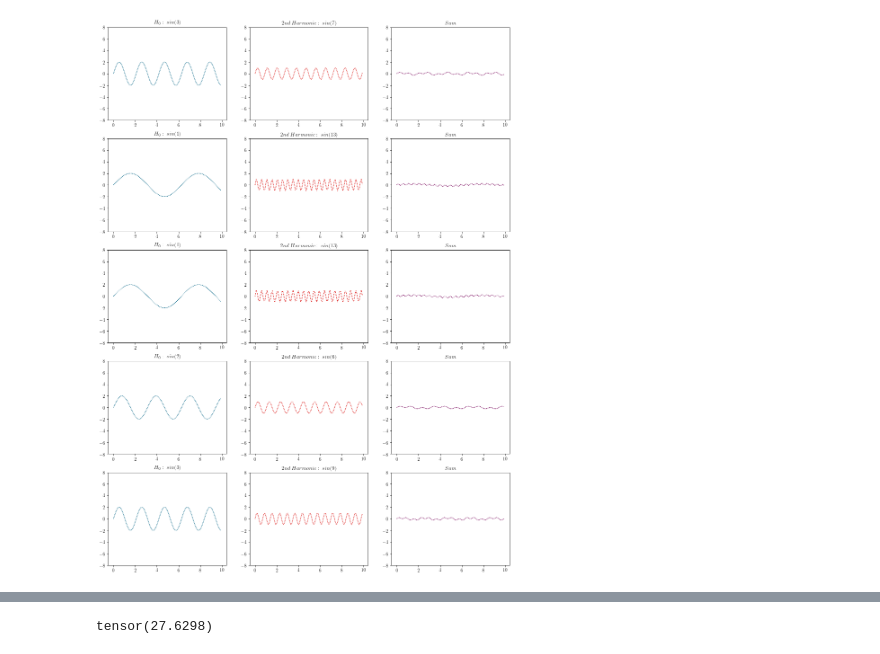
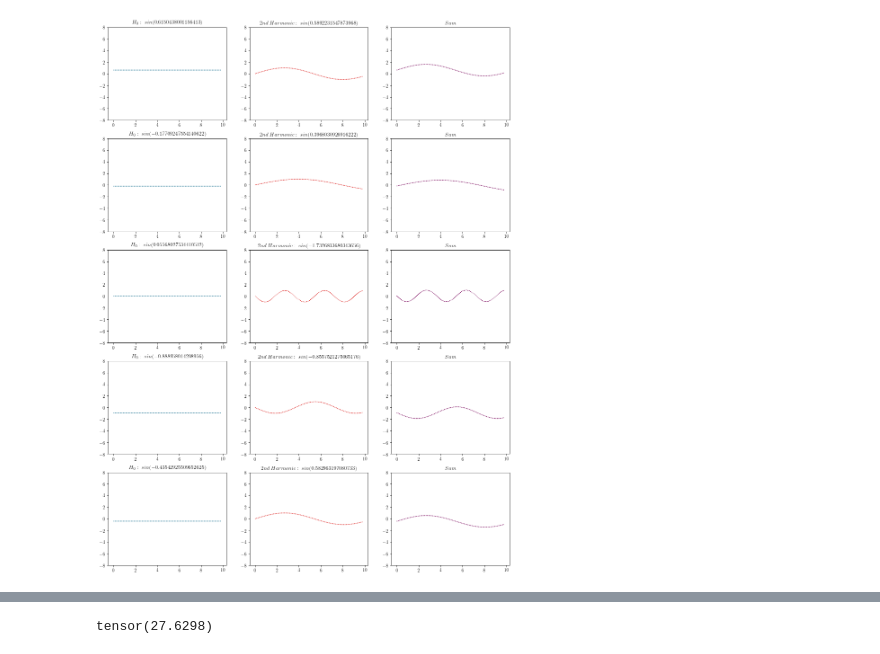
Before and after one commit to stefanwezel/SequentialVAE, a Jupyter notebook: example/disentangle_sequence.ipynb, the cells around one changed output, grey strips where cells are left out. Drawn from its saved outputs; the diff is of its cells as text; code cells hidden in the pictures.

```diff
--- a/example/disentangle_sequence.ipynb
+++ b/example/disentangle_sequence.ipynb
@@ -20,7 +20,7 @@ import torch.nn.functional as F
 fig, axes = plt.subplots(nrows=5,ncols=3,figsize=(16,22))
 
 
-x = np.arange(0,10, 0.1)
+xs = np.arange(0,10, 0.2)
 
 
 # generative process in real world
@@ -28,56 +28,48 @@ x = np.arange(0,10, 0.1)
 # y = np.sin(a * x) + np.sin(b * x)
 
 
 
 training_samples = []
 
 # let's take some samples from 'the real world'
 for a in range(5):
-    w1, w2 = np.random.randint(1, 4), np.random.randint(5, 15)
-    h0 = 2 * np.sin(w1*x)
-    h1 = np.sin(w2 * x)
-    y =  (h0/h0.std()) + (h1/h1.std())
-    y /= 10#y.std()
-#         y = w1 * np.sin(w2 * x)
-#     for b in range(3):
-#         r = np.random.randint(1, 10, size=2)
-    training_samples.append(torch.unsqueeze(torch.unsqueeze(torch.Tensor(y), 0),0))
+#     w1, w2 = np.random.randint(1, 4), np.random.randint(5, 15)
+#     w1, w2 = np.random.normal(3, 2), np.random.normal(8, 3)
+    w1, w2 = np.random.normal(0, 1), np.random.normal(0, 1)
+
+    h0 = w1
+    h1 = np.sin(w2 * xs)
+    y = h0 + h1
 
 
-    axes[a][0].plot(x, h0,linestyle = (0, (1,1)), color = '#086788')
-    axes[a][1].plot(x, h1,linestyle = (0, (1,1)), color = '#DD1C1A')
-    axes[a][2].plot(x, y,linestyle = (0, (1,1)), color = '#770058')
+
+#     training_samples.append(torch.unsqueeze(torch.unsqueeze(torch.Tensor(y), 0),0))
+
+
+    axes[a][0].plot(xs, [h0 for x in range(len(xs))],linestyle = (0, (1,1)), color = '#086788')
+    axes[a][1].plot(xs, h1,linestyle = (0, (1,1)), color = '#DD1C1A')
+    axes[a][2].plot(xs, y,linestyle = (0, (1,1)), color = '#770058')
 
     axes[a][0].set_title(f'$H_0:\;sin({w1})$')
     axes[a][1].set_title(f'$2nd\;Harmonic:\;sin({w2})$')
     axes[a][2].set_title(f'$Sum$')
 
 # #         axes[a][b].set_title(f'Generating Factors: {np.mean(y):.4f}')
 
     axes[a][0].set_ylim(-8,8)
     axes[a][1].set_ylim(-8,8)
     axes[a][2].set_ylim(-8,8)
 
 
 
 plt.show()
 
 
 
-
-
-
-
-
-
-
-
-
-
 # so theroretically, we should be able to reconstruct it given, two latent variable only...
 # Note, that we don't even need a decoder, we can just use sin(z_1) + sin(z_2) (thus reaching peak interpretability :D)
 # %% [output]
-[figure, old version]
+[figure, new version]
 # %%
 # Now, those are just some samples... Let's create an actual dataset
 training_samples = []
```
Also changed, not shown: parts of 7 cells of this notebook.
